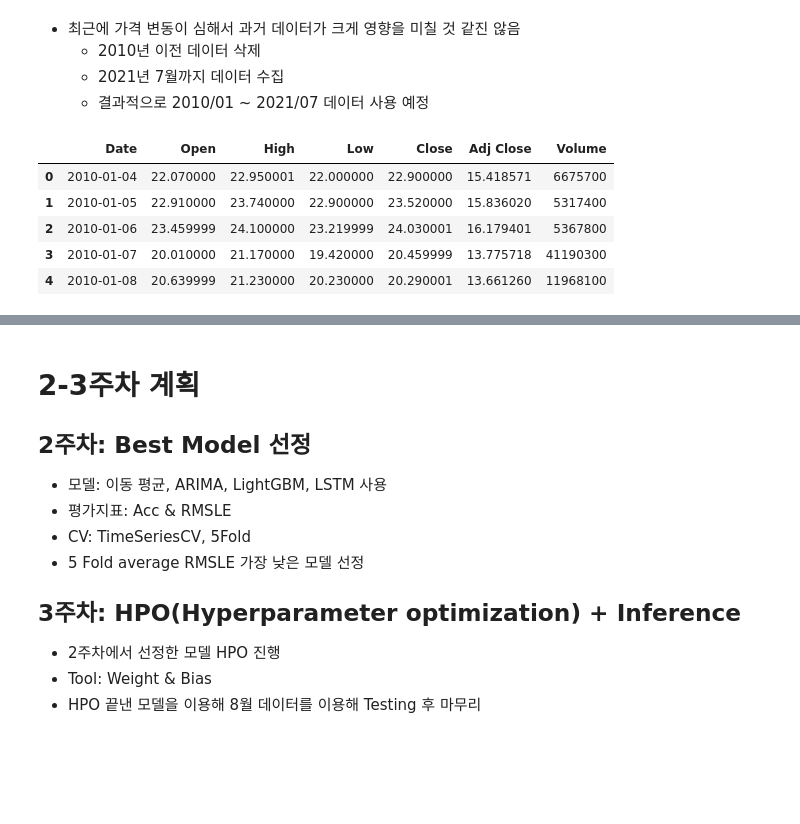
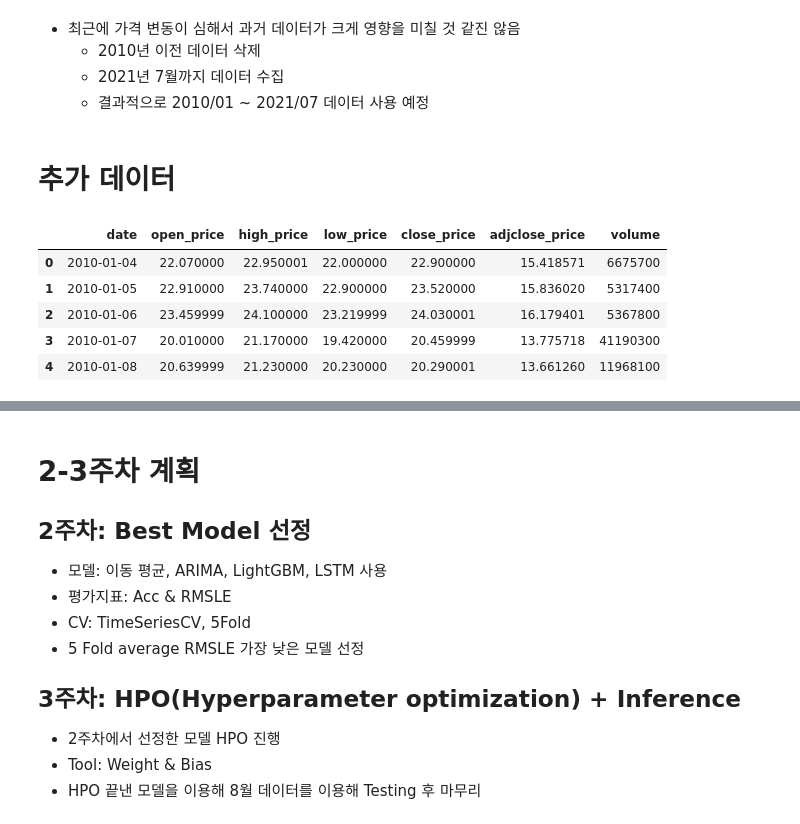
Before and after one commit to Haebuk/kuggle, a Jupyter notebook: gamestop.ipynb, the cells around one changed output, grey strips where cells are left out. Cells and saved outputs as stored; diff of their text form; code cells hidden in the pictures; blank space fills up the shorter version.

```diff
--- a/gamestop.ipynb
+++ b/gamestop.ipynb
@@ -155,16 +157,19 @@ plt.show()
     - 2010년 이전 데이터 삭제
     - 2021년 7월까지 데이터 수집
     - 결과적으로 2010/01 ~ 2021/07 데이터 사용 예정
-# %%
-df = pd.read_csv(PATH + 'GME_to_July.csv')
-df.head()
-# %% [output]
-|  | Date | Open | High | Low | Close | Adj Close | Volume |
-| 0 | 2010-01-04 | 22.070000 | 22.950001 | 22.000000 | 22.900000 | 15.418571 | 6675700 |
-| 1 | 2010-01-05 | 22.910000 | 23.740000 | 22.900000 | 23.520000 | 15.836020 | 5317400 |
-| 2 | 2010-01-06 | 23.459999 | 24.100000 | 23.219999 | 24.030001 | 16.179401 | 5367800 |
-| 3 | 2010-01-07 | 20.010000 | 21.170000 | 19.420000 | 20.459999 | 13.775718 | 41190300 |
-| 4 | 2010-01-08 | 20.639999 | 21.230000 | 20.230000 | 20.290001 | 13.661260 | 11968100 |
+# %% [markdown]
+# 추가 데이터
+# %%
+df = pd.read_csv(PATH + 'GME_to_July.csv')
+df.rename(columns={'Date': 'date', 'Open': 'open_price', 'High': 'high_price', 'Low': 'low_price', 'Close': 'close_price', 'Adj Close': 'adjclose_price', 'Volume': 'volume'}, inplace=True)
+df.head()
+# %% [output]
+|  | date | open_price | high_price | low_price | close_price | adjclose_price | volume |
+| 0 | 2010-01-04 | 22.070000 | 22.950001 | 22.000000 | 22.900000 | 15.418571 | 6675700 |
+| 1 | 2010-01-05 | 22.910000 | 23.740000 | 22.900000 | 23.520000 | 15.836020 | 5317400 |
+| 2 | 2010-01-06 | 23.459999 | 24.100000 | 23.219999 | 24.030001 | 16.179401 | 5367800 |
+| 3 | 2010-01-07 | 20.010000 | 21.170000 | 19.420000 | 20.459999 | 13.775718 | 41190300 |
+| 4 | 2010-01-08 | 20.639999 | 21.230000 | 20.230000 | 20.290001 | 13.661260 | 11968100 |
 # %%
 df.tail()
 # %% [output]
```
Also changed, not shown: parts of 10 cells of this notebook.
